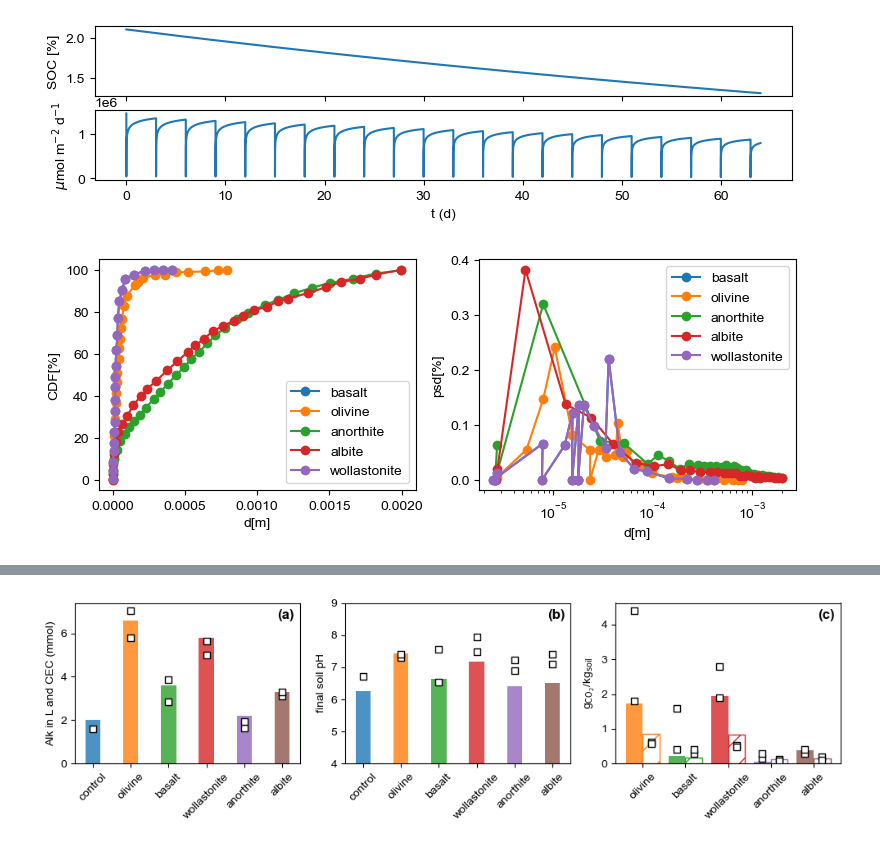
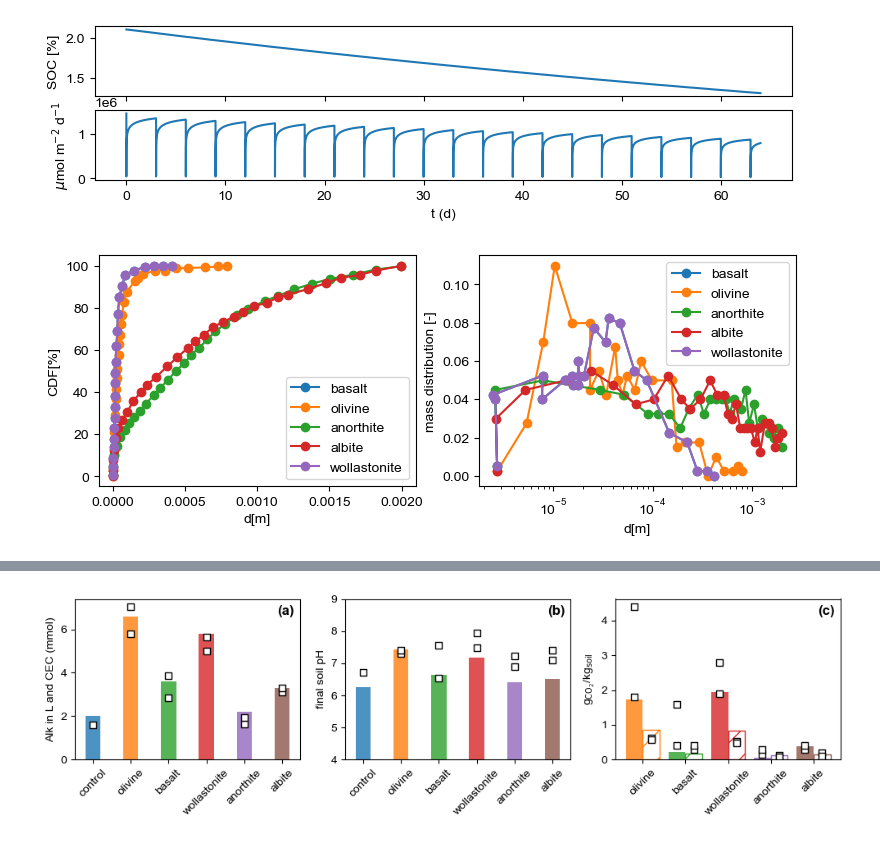
Before and after one commit to MatteoBertagni/SMEW, a Jupyter notebook: Bottles_tePas.ipynb, the cells around one changed output, grey strips where cells are left out. Cells and saved outputs as stored; diff of their text form; code cells hidden in the pictures.

Commit message:
Updated link and psd variable names

```diff
--- a/Bottles_tePas.ipynb
+++ b/Bottles_tePas.ipynb
@@ -1,6 +1,6 @@
 # %%
 #set the base path of the EW_Model folder
-base_path = r'C:\Users\Utente\OneDrive - Princeton University\Codes'
+base_path = r'C:\Users\Matteo\OneDrive - Politecnico di Torino\Codes\Github\SMEW'
 # %%
 import os
 import time; start_time = time.time()
@@ -18,9 +18,9 @@ rc('font', **{'family': 'sans-serif', 'sans-serif': ['Arial']})
 ![tePas_experiment.png](attachment:tePas_experiment.png)
 # %%
 #experimental files
-file_path1 = os.path.join(base_path, 'EW_Model', 'Exp_Data', 'tePas_Frontier_2023', 'pH_vs_t.json')
-file_path2 = os.path.join(base_path, 'EW_Model', 'Exp_Data', 'tePas_Frontier_2023', 'Alk_cum_vs_t.json')
-file_path3 = os.path.join(base_path, 'EW_Model', 'Exp_Data', 'tePas_Frontier_2023', 'CDF.json')
+file_path1 = os.path.join(base_path, 'Exp_Data', 'tePas_Frontier_2023', 'pH_vs_t.json')
+file_path2 = os.path.join(base_path, 'Exp_Data', 'tePas_Frontier_2023', 'Alk_cum_vs_t.json')
+file_path3 = os.path.join(base_path, 'Exp_Data', 'tePas_Frontier_2023', 'CDF.json')
 
 with open(file_path1, 'r') as json_file:
     data_exp_pH = json.load(json_file)
@@ -186,43 +186,42 @@ plt.show()
 # %%
 #particle size distribution (from digitized data)
 def process_CDF(data_exp_CDF, name):
     CDF_data = next(dataset for dataset in data_exp_CDF["datasetColl"] if dataset["name"] == name)
     d_in = 1e-6*np.array([point['value'][0] for point in CDF_data['data']])
     CDF_in = np.array([point['value'][1] for point in CDF_data['data']])
-    psd_in = np.diff(CDF_in)/np.diff(d_in)
-    psd_in[psd_in < 0] = 0
-    psd_in = np.insert(psd_in, 0, CDF_in[0]/d_in[0])
-    psd_in /= np.sum(psd_in)
-    return d_in, CDF_in, psd_in
+    psd_perc_in = np.diff(CDF_in) # mass distribution in relative terms
+    psd_perc_in[psd_perc_in < 0] = 0
+    psd_perc_in = np.insert(psd_perc_in, 0, CDF_in[0])/100
+    return d_in, CDF_in, psd_perc_in
 
 names = ["basalt", "olivine", "anorthite", "albite"]
 
 fig, axs = plt.subplots(1, 2, figsize=(9, 3))
 
 for name in names:
-    d_in, CDF_in, psd_in = process_CDF(data_exp_CDF, name)
+    d_in, CDF_in, psd_perc_in = process_CDF(data_exp_CDF, name)
     axs[0].plot(d_in, CDF_in, marker='o', label=name)
 
-    axs[1].plot(d_in, psd_in, marker='o', label=name)
+    axs[1].plot(d_in, psd_perc_in, marker='o', label=name)
 
 #wollastonite psd is same as basalt
-d_in, CDF_in, psd_in = process_CDF(data_exp_CDF, "basalt")
+d_in, CDF_in, psd_perc_in = process_CDF(data_exp_CDF, "basalt")
 axs[0].plot(d_in, CDF_in, marker='o', label="wollastonite")
-axs[1].plot(d_in, psd_in, marker='o', label="wollastonite")
+axs[1].plot(d_in, psd_perc_in, marker='o', label="wollastonite")
 
 #figure
 axs[0].set_xlabel('d[m]')
 axs[0].set_ylabel('CDF[%]')
 axs[0].legend()
 
 axs[1].set_xlabel('d[m]')
-axs[1].set_ylabel('psd[%]')
+axs[1].set_ylabel('mass distribution [-]')
 axs[1].set_xscale('log')
 axs[1].legend()
 
 plt.show()
 # %% [output]
-[figure, old version]
+[figure, new version]
 # %%
 # SOIL BIOGEOCHEMISTRY
 
```
Also changed, not shown: parts of 1 cell of this notebook, 3 other files.
